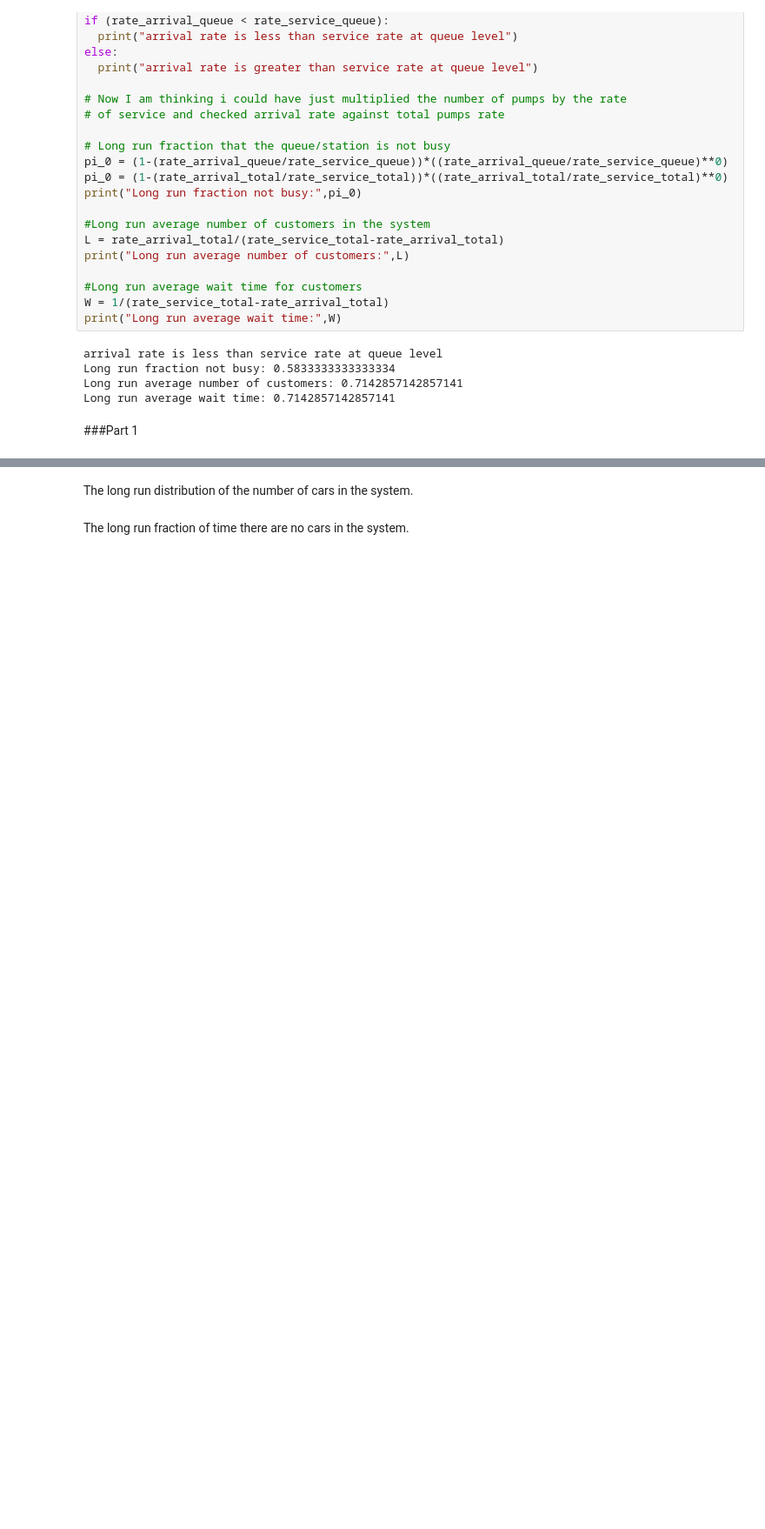
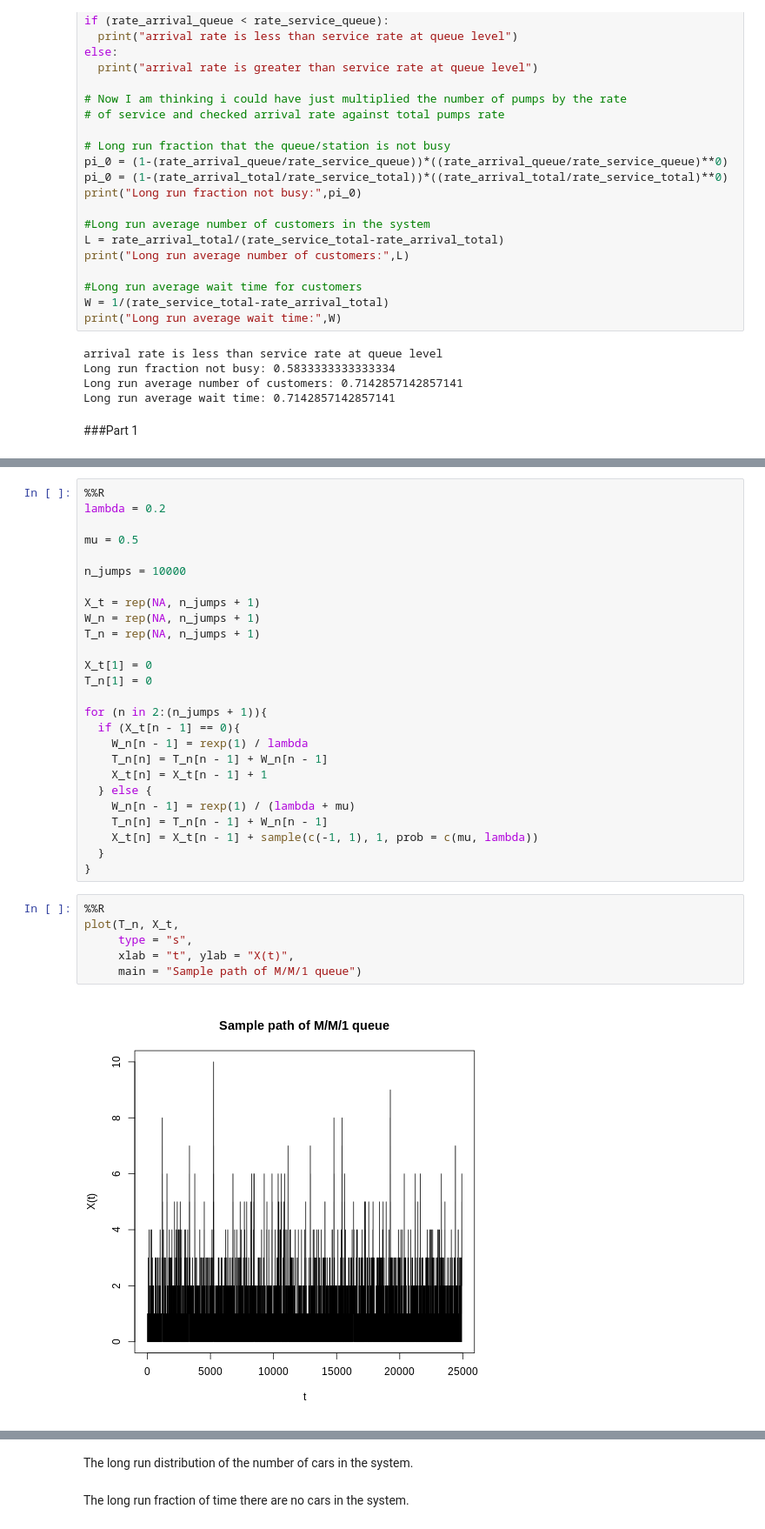
Before and after one commit to NRJaggers/Applied-Stochastic-Processes, a Jupyter notebook: Applications/5-Costco_Time_Markov_Chains/Costco_Time_Markov_Chains.ipynb, the cells around one changed output, grey strips where cells are left out. Shown at 87% size. Cells and saved outputs as stored; diff of their text form; blank space fills up the shorter version.

```diff
--- a/Applications/5-Costco_Time_Markov_Chains/Costco_Time_Markov_Chains.ipynb
+++ b/Applications/5-Costco_Time_Markov_Chains/Costco_Time_Markov_Chains.ipynb
@@ -120,0 +188,34 @@ Long run average wait time: 0.7142857142857141
+# %%
+%%R
+lambda = 0.2
+
+mu = 0.5
+
+n_jumps = 10000
+
+X_t = rep(NA, n_jumps + 1)
+W_n = rep(NA, n_jumps + 1)
+T_n = rep(NA, n_jumps + 1)
+
+X_t[1] = 0
+T_n[1] = 0
+
+for (n in 2:(n_jumps + 1)){
+  if (X_t[n - 1] == 0){
+    W_n[n - 1] = rexp(1) / lambda
+    T_n[n] = T_n[n - 1] + W_n[n - 1]
+    X_t[n] = X_t[n - 1] + 1
+  } else {
+    W_n[n - 1] = rexp(1) / (lambda + mu)
+    T_n[n] = T_n[n - 1] + W_n[n - 1]
+    X_t[n] = X_t[n - 1] + sample(c(-1, 1), 1, prob = c(mu, lambda))
+  }
+}
+# %%
+%%R
+plot(T_n, X_t,
+     type = "s",
+     xlab = "t", ylab = "X(t)",
+     main = "Sample path of M/M/1 queue")
+# %% [output]
+[figure, added]
```
Also changed, not shown: parts of 4 cells of this notebook.
